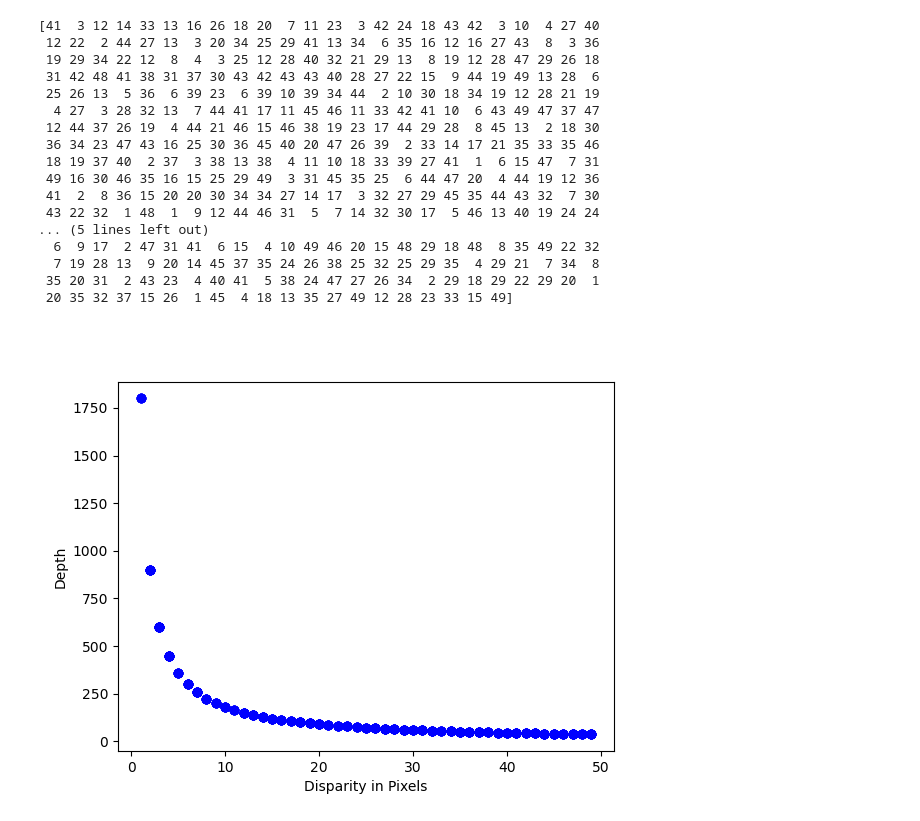
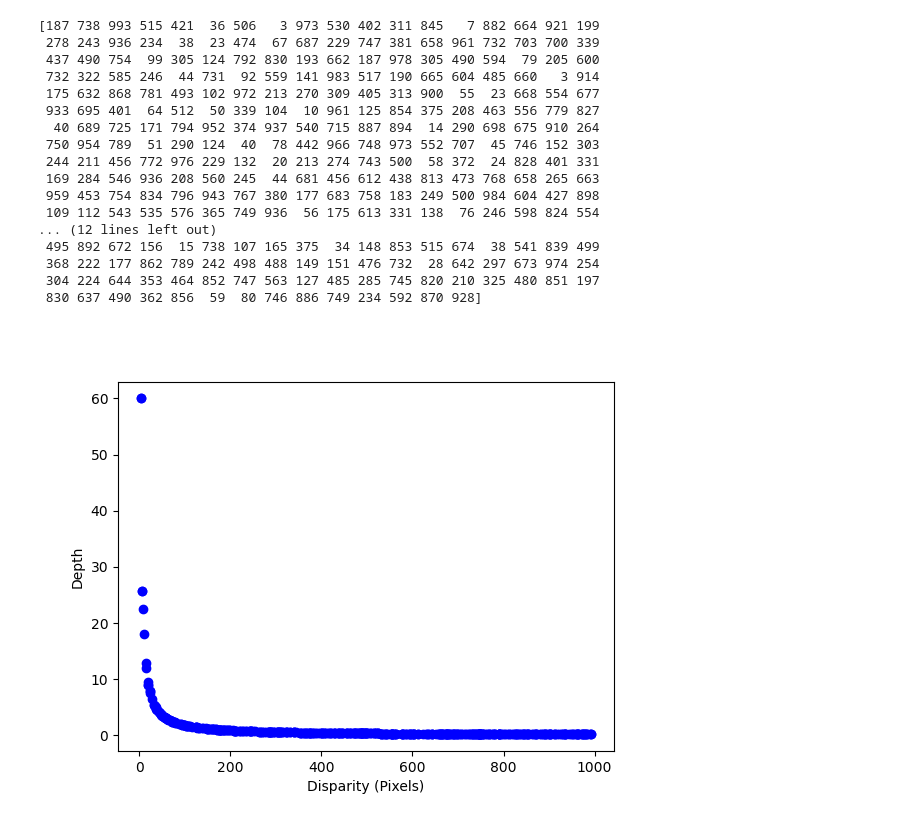
Before and after one commit to sozel/notebooks, a Jupyter notebook: iphone_disparity_to_depth.ipynb, the cells around one changed output. Saved outputs shown, nothing was run; the diff lists cells and outputs as text; code cells hidden in the pictures.

```diff
--- a/iphone_disparity_to_depth.ipynb
+++ b/iphone_disparity_to_depth.ipynb
@@ -27,57 +27,60 @@ import random
 # If the baseline was increased to 545mm, then, the granularity of depth extends to 3.5 meters.  This made more sense because when the baseline increases,
 # the depth resolution increases as well.
 
+# References:
+# https://cse.usf.edu/~r1k/MachineVisionBook/MachineVision.files/MachineVision_Chapter11.pdf
+
 iphone_focal_length_mm = 13
 iphone_sensor_width_mm = 4.2336
 iphone_image_width_px = 4042
-iphone_baseline_mm = 145
+iphone_baseline_mm = 14.5
 
 # focal_length_px = (focal_length_mm / sensor_width_mm) * image_width_in_pixels
 focal_length_px = (iphone_focal_length_mm / iphone_sensor_width_mm) * iphone_image_width_px
 
 # Z = focal_length * baseline / disparity
 # where
 # Z = Distance along the camera Z axis
 # focal_length = focal length (in pixels)
 # baseline = baseline (in metres)
-# disparity = disparity (in pixels)
+# disparity = disparity (pixels)
 
 def toDepth(disparity_px):
     iphone_baseline_m = iphone_baseline_mm / 1000
     return (focal_length_px * iphone_baseline_m) / disparity_px
 
 def inverse(disparity_px):
     return 1 / disparity_px
 
-sample_disparity_values = np.random.randint(low=1,high=50,size=500)
+sample_disparity_values = np.random.randint(low=0,high=1000,size=500)
 print(sample_disparity_values)
 
 depth = list(map(toDepth, sample_disparity_values))
 # print(depth)
 
-plt.xlabel('Disparity in Pixels')
+plt.xlabel('Disparity (Pixels)')
 plt.ylabel('Depth')
 plt.scatter(sample_disparity_values, depth, c='b')
 plt.show()
 # %% [output]
-[41  3 12 14 33 13 16 26 18 20  7 11 23  3 42 24 18 43 42  3 10  4 27 40
- 12 22  2 44 27 13  3 20 34 25 29 41 13 34  6 35 16 12 16 27 43  8  3 36
- 19 29 34 22 12  8  4  3 25 12 28 40 32 21 29 13  8 19 12 28 47 29 26 18
- 31 42 48 41 38 31 37 30 43 42 43 43 40 28 27 22 15  9 44 19 49 13 28  6
- 25 26 13  5 36  6 39 23  6 39 10 39 34 44  2 10 30 18 34 19 12 28 21 19
-  4 27  3 28 32 13  7 44 41 17 11 45 46 11 33 42 41 10  6 43 49 47 37 47
- 12 44 37 26 19  4 44 21 46 15 46 38 19 23 17 44 29 28  8 45 13  2 18 30
- 36 34 23 47 43 16 25 30 36 45 40 20 47 26 39  2 33 14 17 21 35 33 35 46
- 18 19 37 40  2 37  3 38 13 38  4 11 10 18 33 39 27 41  1  6 15 47  7 31
- 49 16 30 46 35 16 15 25 29 49  3 31 45 35 25  6 44 47 20  4 44 19 12 36
- 41  2  8 36 15 20 20 30 34 34 27 14 17  3 32 27 29 45 35 44 43 32  7 30
- 43 22 32  1 48  1  9 12 44 46 31  5  7 14 32 30 17  5 46 13 40 19 24 24
-... (5 lines left out)
-  6  9 17  2 47 31 41  6 15  4 10 49 46 20 15 48 29 18 48  8 35 49 22 32
-  7 19 28 13  9 20 14 45 37 35 24 26 38 25 32 25 29 35  4 29 21  7 34  8
- 35 20 31  2 43 23  4 40 41  5 38 24 47 27 26 34  2 29 18 29 22 29 20  1
- 20 35 32 37 15 26  1 45  4 18 13 35 27 49 12 28 23 33 15 49]
+[187 738 993 515 421  36 506   3 973 530 402 311 845   7 882 664 921 199
+ 278 243 936 234  38  23 474  67 687 229 747 381 658 961 732 703 700 339
+ 437 490 754  99 305 124 792 830 193 662 187 978 305 490 594  79 205 600
+ 732 322 585 246  44 731  92 559 141 983 517 190 665 604 485 660   3 914
+ 175 632 868 781 493 102 972 213 270 309 405 313 900  55  23 668 554 677
+ 933 695 401  64 512  50 339 104  10 961 125 854 375 208 463 556 779 827
+  40 689 725 171 794 952 374 937 540 715 887 894  14 290 698 675 910 264
+ 750 954 789  51 290 124  40  78 442 966 748 973 552 707  45 746 152 303
+ 244 211 456 772 976 229 132  20 213 274 743 500  58 372  24 828 401 331
+ 169 284 546 936 208 560 245  44 681 456 612 438 813 473 768 658 265 663
+ 959 453 754 834 796 943 767 380 177 683 758 183 249 500 984 604 427 898
+ 109 112 543 535 576 365 749 936  56 175 613 331 138  76 246 598 824 554
+... (12 lines left out)
+ 495 892 672 156  15 738 107 165 375  34 148 853 515 674  38 541 839 499
+ 368 222 177 862 789 242 498 488 149 151 476 732  28 642 297 673 974 254
+ 304 224 644 353 464 852 747 563 127 485 285 745 820 210 325 480 851 197
+ 830 637 490 362 856  59  80 746 886 749 234 592 870 928]
-[figure, old version]
+[figure, new version]
 # %%
 inversed = list(map(inverse, sample_disparity_values))
 # print(inversed)
```
Also changed, not shown: parts of 2 cells of this notebook.
